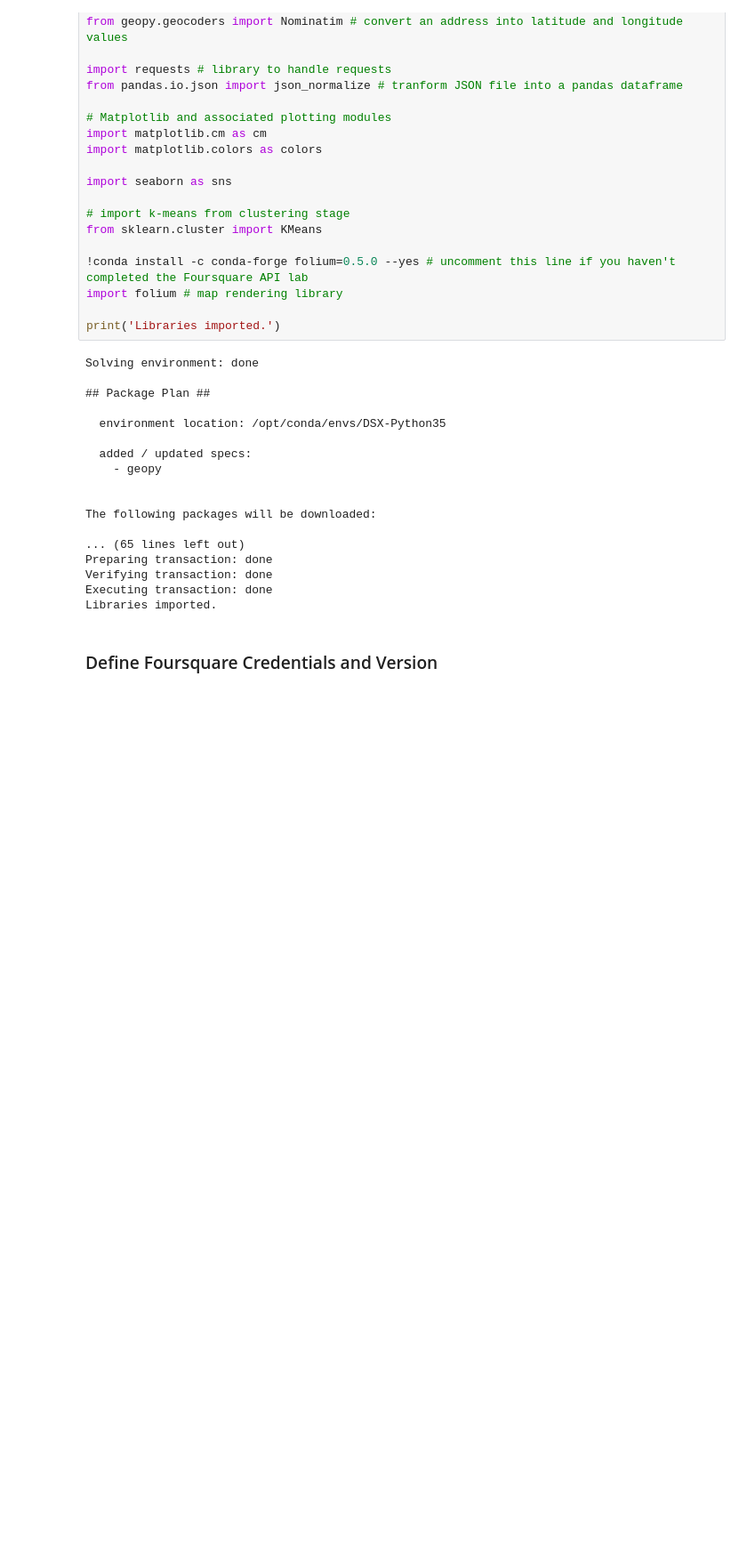
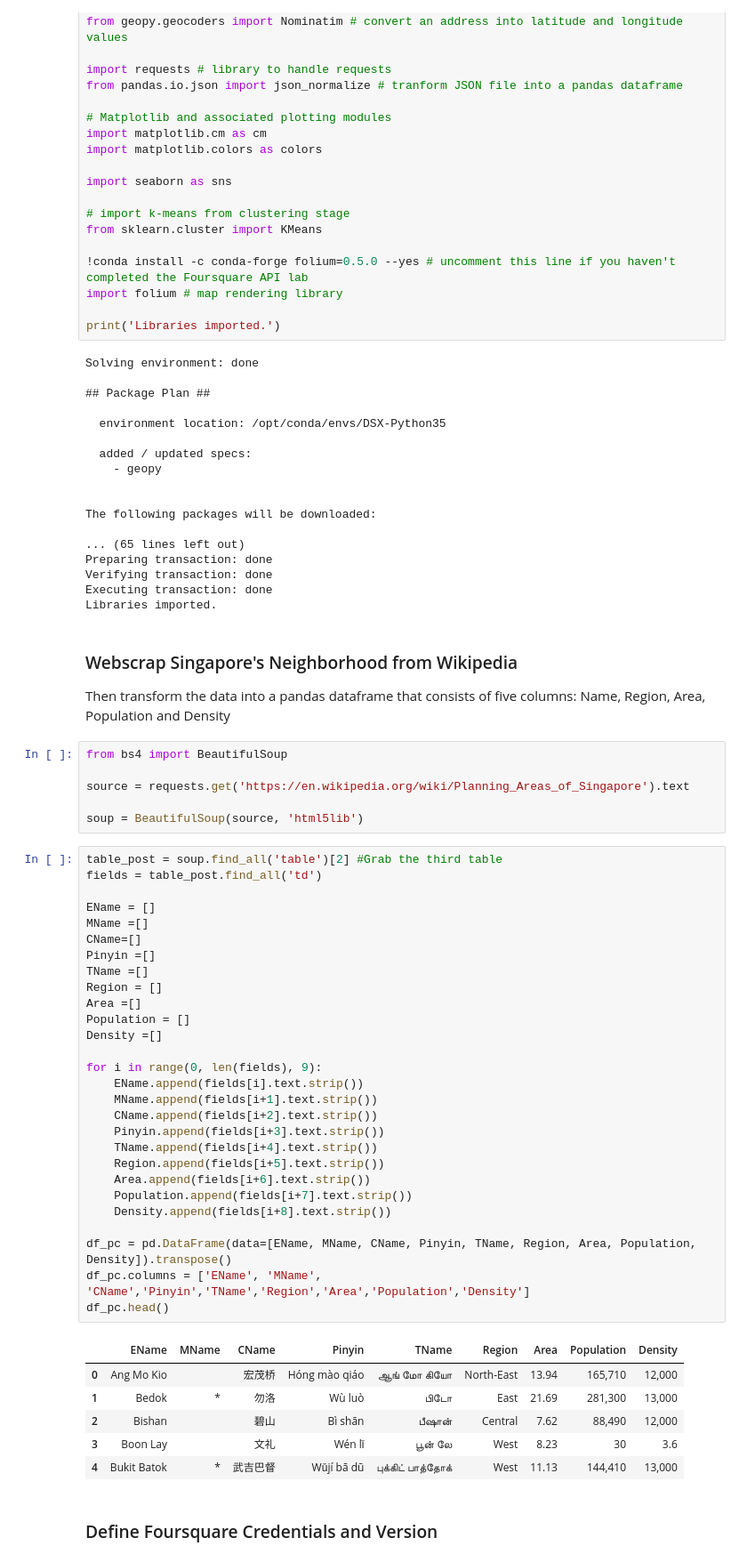
Before and after one commit to gohyiqian/coursera-capstone-project, a Jupyter notebook: The Battle of Neighborhoods (Week 1).ipynb, the cells around one changed output. Shown at 89% size. Cells and saved outputs as stored; diff of their text form; blank space fills up the shorter version.

```diff
--- a/The Battle of Neighborhoods (Week 1).ipynb
+++ b/The Battle of Neighborhoods (Week 1).ipynb
@@ -67,5 +76,50 @@ Preparing transaction: done
 Verifying transaction: done
 Executing transaction: done
 Libraries imported.
+# %% [markdown]
+### Webscrap Singapore's Neighborhood from Wikipedia
+
+Then transform the data into a pandas dataframe that consists of five columns: Name, Region, Area, Population and Density
+# %%
+from bs4 import BeautifulSoup
+
+source = requests.get('https://en.wikipedia.org/wiki/Planning_Areas_of_Singapore').text
+
+soup = BeautifulSoup(source, 'html5lib')
+# %%
+table_post = soup.find_all('table')[2] #Grab the third table
+fields = table_post.find_all('td')
+
+EName = []
+MName =[]
+CName=[]
+Pinyin =[]
+TName =[]
+Region = []
+Area =[]
+Population = []
+Density =[]
+
+for i in range(0, len(fields), 9):
+    EName.append(fields[i].text.strip())
+    MName.append(fields[i+1].text.strip())
+    CName.append(fields[i+2].text.strip())
+    Pinyin.append(fields[i+3].text.strip())
+    TName.append(fields[i+4].text.strip())
+    Region.append(fields[i+5].text.strip())
+    Area.append(fields[i+6].text.strip())
+    Population.append(fields[i+7].text.strip())
+    Density.append(fields[i+8].text.strip())
+
+df_pc = pd.DataFrame(data=[EName, MName, CName, Pinyin, TName, Region, Area, Population, Density]).transpose()
+df_pc.columns = ['EName', 'MName', 'CName','Pinyin','TName','Region','Area','Population','Density']
+df_pc.head()
+# %% [output]
+|  | EName | MName | CName | Pinyin | TName | Region | Area | Population | Density |
+| 0 | Ang Mo Kio |  | 宏茂桥 | Hóng mào qiáo | ஆங் மோ கியோ | North-East | 13.94 | 165,710 | 12,000 |
+| 1 | Bedok | * | 勿洛 | Wù luò | பிடோ | East | 21.69 | 281,300 | 13,000 |
+| 2 | Bishan |  | 碧山 | Bì shān | பீஷான் | Central | 7.62 | 88,490 | 12,000 |
+| 3 | Boon Lay |  | 文礼 | Wén lǐ | பூன் லே | West | 8.23 | 30 | 3.6 |
+| 4 | Bukit Batok | * | 武吉巴督 | Wǔjí bā dū | புக்கிட் பாத்தோக் | West | 11.13 | 144,410 | 13,000 |
 # %% [markdown]
 ### Define Foursquare Credentials and Version
```
Also changed, not shown: parts of 13 cells of this notebook.
